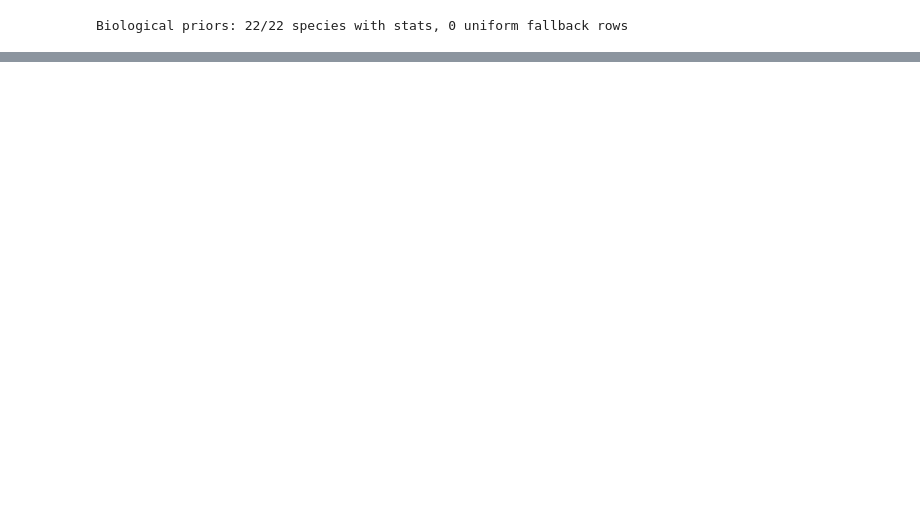
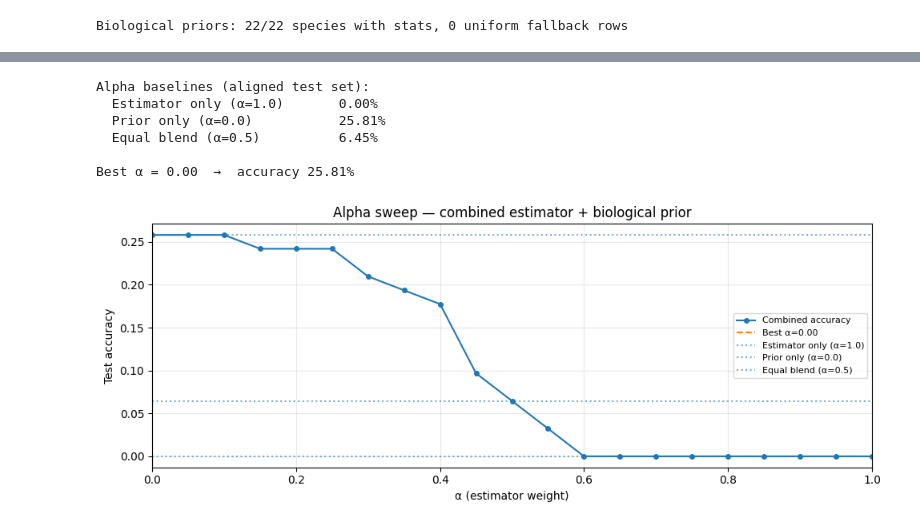
Before and after one commit to mmerioles/safse, a Jupyter notebook: notebooks/combined-model.ipynb, the cells around one changed output, grey strips where cells are left out. Saved outputs shown, nothing was run; the diff lists cells and outputs as text; code cells hidden in the pictures; blank space fills up the shorter version.

Commit message:
Add alpha baselines and sweep to combined-model evaluation.

```diff
--- a/notebooks/combined-model.ipynb
+++ b/notebooks/combined-model.ipynb
@@ -570,0 +547,66 @@ plt.tight_layout(); plt.show()
+# %%
+# ── Alpha baselines & sweep (single predict pass, then blend) ─────────────────
+y_true = y_est_test_aligned
+
+est_probs     = estimator.predict(X_est_test_norm, verbose=0)       # (N, NUM_SIZE_BINS)
+species_probs = classifier.predict(X_test_75, verbose=0)            # (N, NUM_SPECIES)
+prior_scores  = species_probs @ SPECIES_SIZE_PRIOR                    # (N, NUM_SIZE_BINS)
+
+
+def blend_and_predict(alpha):
+    combined = alpha * est_probs + (1.0 - alpha) * prior_scores
+    return np.argmax(combined, axis=1)
+
+
+def bin_accuracy(preds):
+    return np.mean(preds == y_true)
+
+
+# ── Baselines ─────────────────────────────────────────────────────────────────
+ALPHA_BASELINES = [
+    (1.0, 'Estimator only (α=1.0)'),
+    (0.0, 'Prior only (α=0.0)'),
+    (0.5, 'Equal blend (α=0.5)'),
+]
+
+print('Alpha baselines (aligned test set):')
+for alpha, label in ALPHA_BASELINES:
+    acc = bin_accuracy(blend_and_predict(alpha))
+    print(f'  {label:<28} {acc:.2%}')
+
+# ── Sweep ─────────────────────────────────────────────────────────────────────
+ALPHAS = np.round(np.arange(0.0, 1.01, 0.05), 2)
+sweep_acc = [bin_accuracy(blend_and_predict(a)) for a in ALPHAS]
+
+best_idx   = int(np.argmax(sweep_acc))
+BEST_ALPHA = float(ALPHAS[best_idx])
+best_acc   = sweep_acc[best_idx]
+
+print(f'\nBest α = {BEST_ALPHA:.2f}  →  accuracy {best_acc:.2%}')
+
+# ── Plot sweep ────────────────────────────────────────────────────────────────
+fig, ax = plt.subplots(figsize=(10, 4))
+ax.plot(ALPHAS, sweep_acc, marker='o', markersize=4, label='Combined accuracy')
+ax.axvline(BEST_ALPHA, color='C1', ls='--', label=f'Best α={BEST_ALPHA:.2f}')
+for alpha, label in ALPHA_BASELINES:
+    acc = bin_accuracy(blend_and_predict(alpha))
+    ax.axhline(acc, ls=':', alpha=0.6, label=label)
+ax.set_xlabel('α (estimator weight)')
+ax.set_ylabel('Test accuracy')
+ax.set_title('Alpha sweep — combined estimator + biological prior')
+ax.set_xlim(0, 1)
+ax.legend(loc='best', fontsize=8)
+ax.grid(True, alpha=0.3)
+plt.tight_layout()
+plt.show()
+
+# Predictions at best α for confusion matrix below
+pred_bins = blend_and_predict(BEST_ALPHA)
+# %% [output]
+Alpha baselines (aligned test set):
+  Estimator only (α=1.0)       0.00%
+  Prior only (α=0.0)           25.81%
+  Equal blend (α=0.5)          6.45%
+
+Best α = 0.00  →  accuracy 25.81%
+[figure, added]
```
Also changed, not shown: parts of 8 cells of this notebook.
